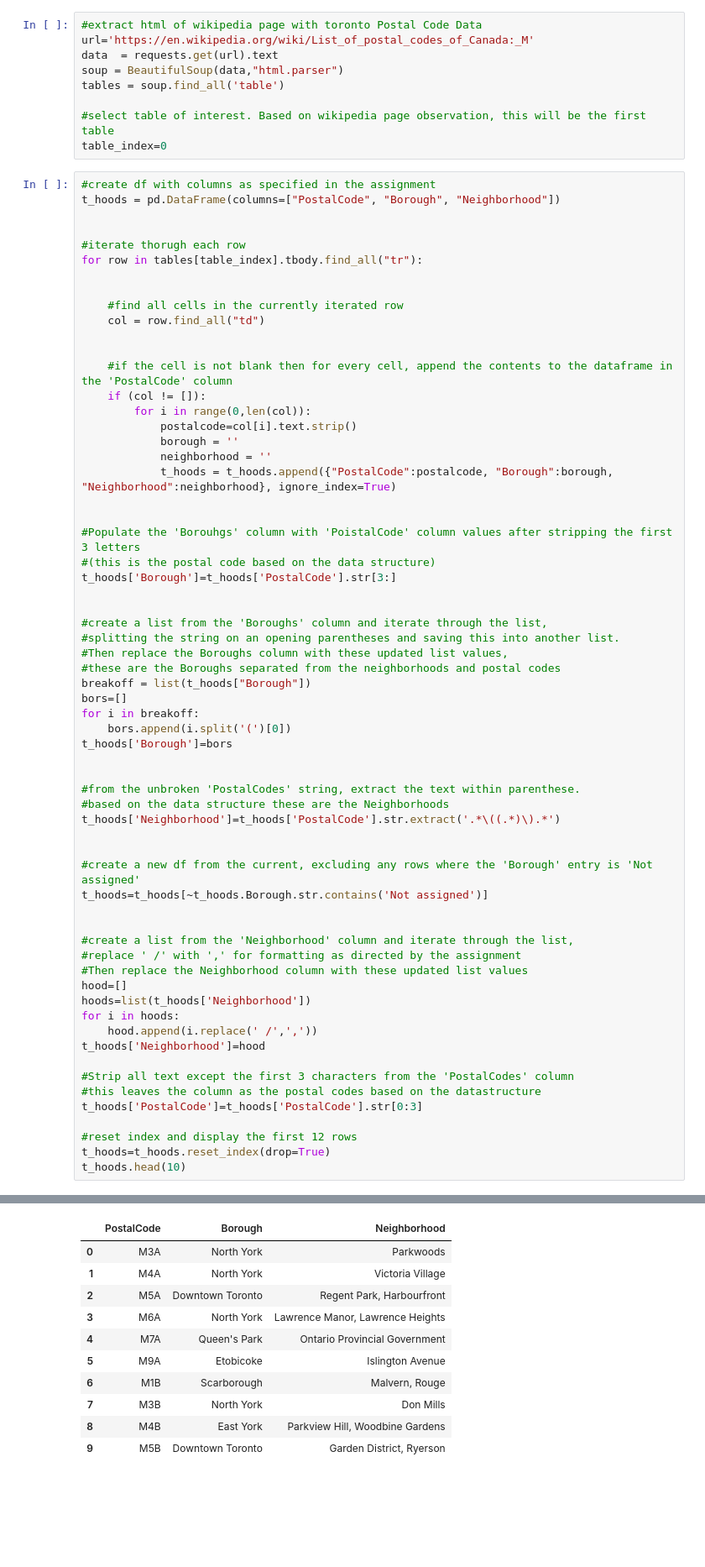
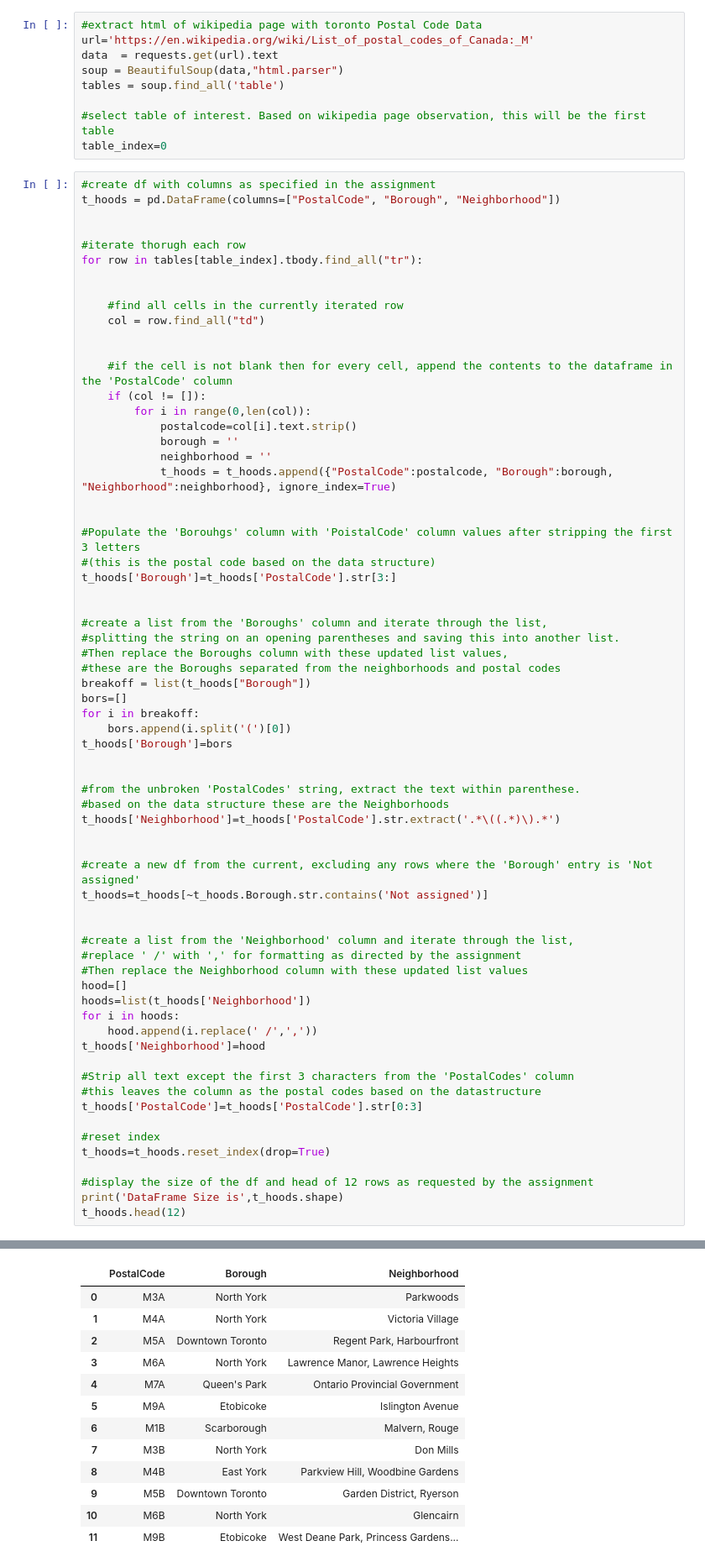
Before and after one commit to cd-byrne/Coursera_Capstone, a Jupyter notebook: Coursera_Capstone.ipynb, the cells around one changed output, grey strips where cells are left out. Shown at 84% size. Drawn from its saved outputs; the diff is of its cells as text; blank space fills up the shorter version.

```diff
--- a/Coursera_Capstone.ipynb
+++ b/Coursera_Capstone.ipynb
@@ -111,7 +112,10 @@ t_hoods['Neighborhood']=hood
 #this leaves the column as the postal codes based on the datastructure
 t_hoods['PostalCode']=t_hoods['PostalCode'].str[0:3]
 
-#reset index and display the first 12 rows
+#reset index
 t_hoods=t_hoods.reset_index(drop=True)
-t_hoods.head(10)
+
+#display the size of the df and head of 12 rows as requested by the assignment
+print('DataFrame Size is',t_hoods.shape)
+t_hoods.head(12)
 # %% [output]
@@ -118,11 +123,13 @@ t_hoods.head(10)
 |  | PostalCode | Borough | Neighborhood |
 | 0 | M3A | North York | Parkwoods |
 | 1 | M4A | North York | Victoria Village |
 | 2 | M5A | Downtown Toronto | Regent Park, Harbourfront |
 | 3 | M6A | North York | Lawrence Manor, Lawrence Heights |
 | 4 | M7A | Queen's Park | Ontario Provincial Government |
 | 5 | M9A | Etobicoke | Islington Avenue |
 | 6 | M1B | Scarborough | Malvern, Rouge |
 | 7 | M3B | North York | Don Mills |
 | 8 | M4B | East York | Parkview Hill, Woodbine Gardens |
 | 9 | M5B | Downtown Toronto | Garden District, Ryerson |
+| 10 | M6B | North York | Glencairn |
+| 11 | M9B | Etobicoke | West Deane Park, Princess Gardens... |
```
Also changed, not shown: parts of 8 cells of this notebook.
